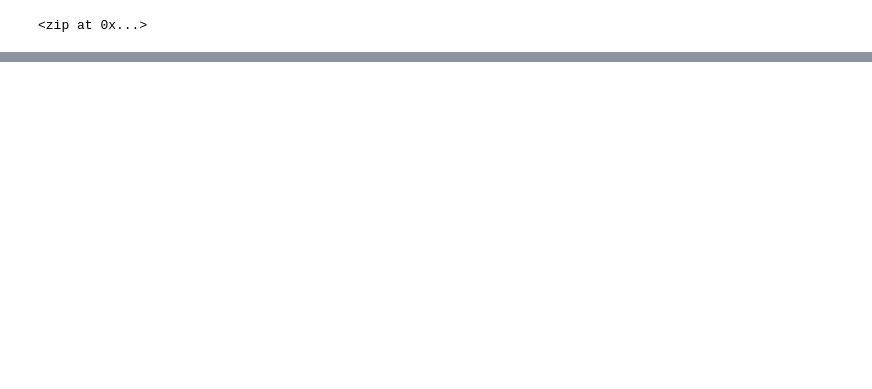
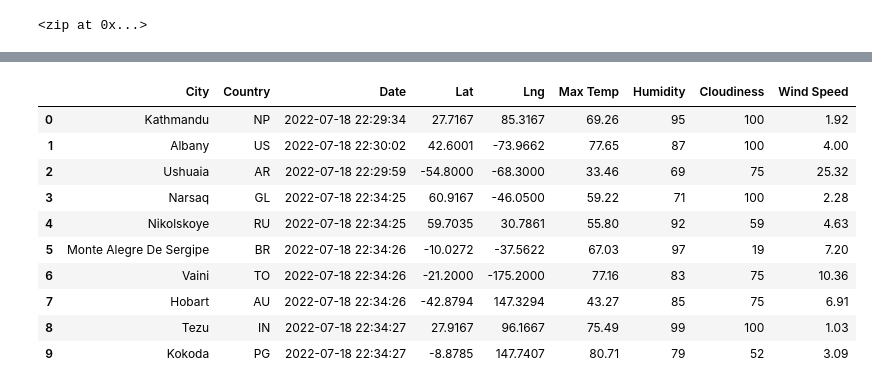
Before and after one commit to nsanchez76/World_Weather_Analysis, a Jupyter notebook: WeatherPy.ipynb, the cells around one changed output, grey strips where cells are left out. Saved outputs shown, nothing was run; the diff lists cells and outputs as text; code cells hidden in the pictures; blank space fills up the shorter version.

Commit message:
Uploading WeatherPy.

```diff
--- a/WeatherPy.ipynb
+++ b/WeatherPy.ipynb
@@ -34,0 +45,3 @@ len(cities)
+# %%
+# Starting URL for Weather Map API Call.
+url = "http://api.openweathermap.org/data/2.5/weather?units=Imperial&APPID=" + weather_api_key
@@ -34,0 +141,19 @@ len(cities)
+# %%
+# Convert the array of dictionaries to a Pandas DataFrame.
+city_data_df = pd.DataFrame(city_data)
+
+new_column_order = ["City", "Country", "Date", "Lat", "Lng", "Max Temp", "Humidity", "Cloudiness", "Wind Speed"]
+city_data_df = city_data_df[new_column_order]
+city_data_df.head(10)
+# %% [output]
+|  | City | Country | Date | Lat | Lng | Max Temp | Humidity | Cloudiness | Wind Speed |
+| 0 | Kathmandu | NP | 2022-07-18 22:29:34 | 27.7167 | 85.3167 | 69.26 | 95 | 100 | 1.92 |
+| 1 | Albany | US | 2022-07-18 22:30:02 | 42.6001 | -73.9662 | 77.65 | 87 | 100 | 4.00 |
+| 2 | Ushuaia | AR | 2022-07-18 22:29:59 | -54.8000 | -68.3000 | 33.46 | 69 | 75 | 25.32 |
+| 3 | Narsaq | GL | 2022-07-18 22:34:25 | 60.9167 | -46.0500 | 59.22 | 71 | 100 | 2.28 |
+| 4 | Nikolskoye | RU | 2022-07-18 22:34:25 | 59.7035 | 30.7861 | 55.80 | 92 | 59 | 4.63 |
+| 5 | Monte Alegre De Sergipe | BR | 2022-07-18 22:34:26 | -10.0272 | -37.5622 | 67.03 | 97 | 19 | 7.20 |
+| 6 | Vaini | TO | 2022-07-18 22:34:26 | -21.2000 | -175.2000 | 77.16 | 83 | 75 | 10.36 |
+| 7 | Hobart | AU | 2022-07-18 22:34:26 | -42.8794 | 147.3294 | 43.27 | 85 | 75 | 6.91 |
+| 8 | Tezu | IN | 2022-07-18 22:34:27 | 27.9167 | 96.1667 | 75.49 | 99 | 100 | 1.03 |
+| 9 | Kokoda | PG | 2022-07-18 22:34:27 | -8.8785 | 147.7407 | 80.71 | 79 | 52 | 3.09 |
```
Also changed, not shown: parts of 4 cells of this notebook, 3 other files.
